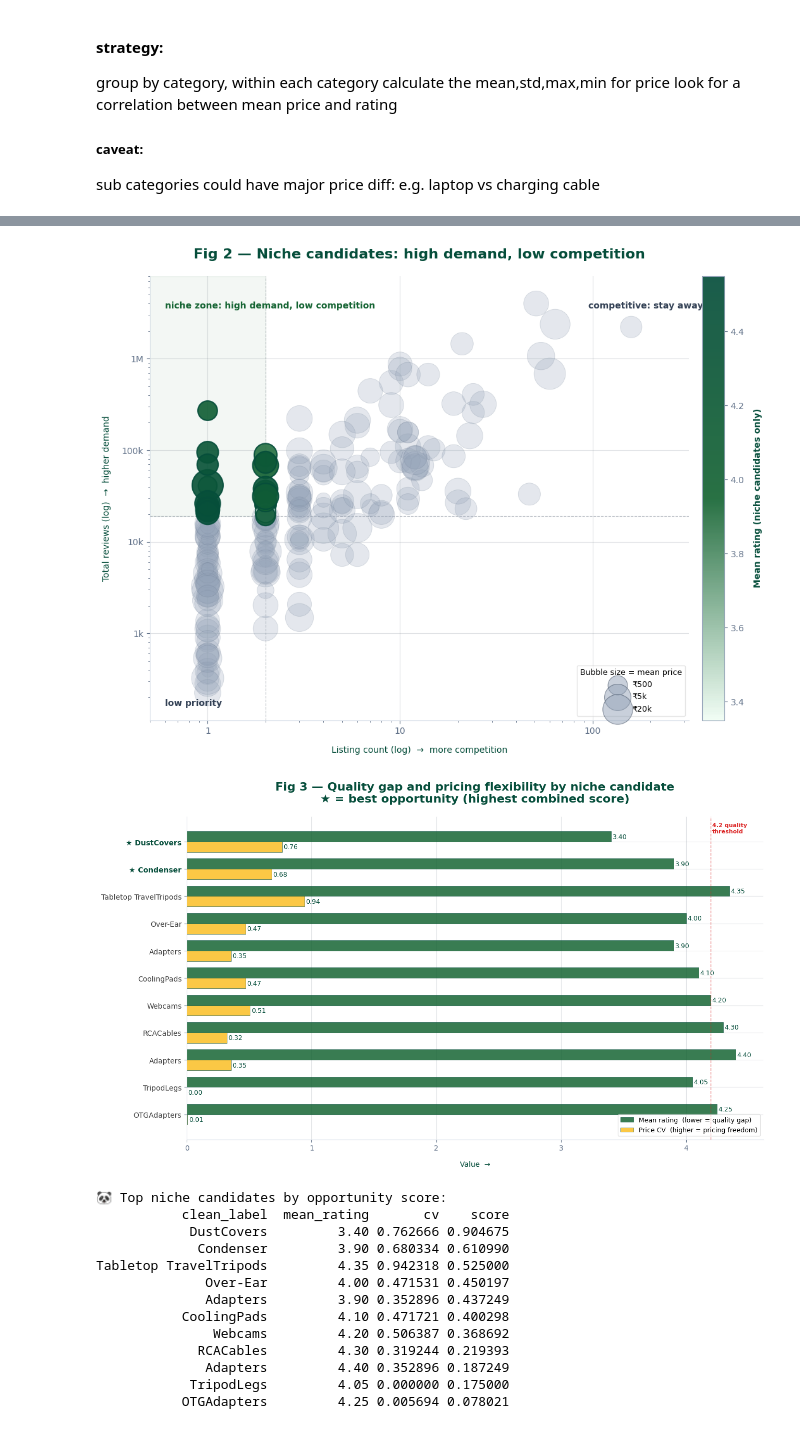
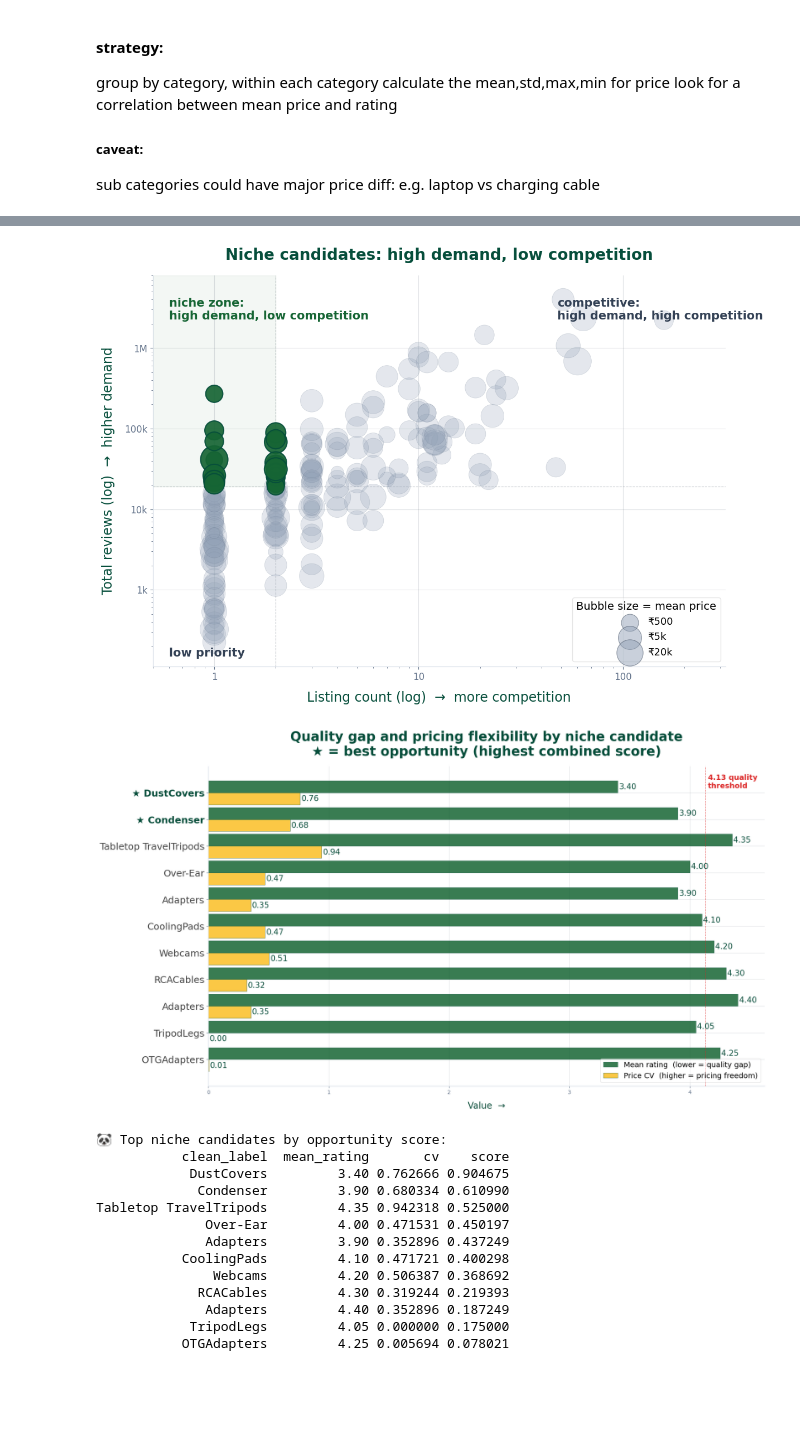
Before and after one commit to claireley/pandamonium_goods, a Jupyter notebook: notebooks/eda_claire.ipynb, the cells around one changed output, grey strips where cells are left out. Saved outputs shown, nothing was run; the diff lists cells and outputs as text; code cells hidden in the pictures; blank space fills up the shorter version.

```diff
--- a/notebooks/eda_claire.ipynb
+++ b/notebooks/eda_claire.ipynb
@@ -351,10 +322,11 @@ sc2 = ax2.scatter(
     final_df_end.loc[is_opp, 'count_price'],
     final_df_end.loc[is_opp, 'total_reviews'],
     s=bubble_sizes[is_opp],
-    c=niche_ratings,
-    cmap='panda_strategy',
-    vmin=niche_ratings.min() - 0.05,
-    vmax=niche_ratings.max() + 0.05,
+    color=panda_colors['bamboo'],
+    # c=niche_ratings,
+    # cmap='panda_strategy',
+    # vmin=niche_ratings.min() - 0.05,
+    # vmax=niche_ratings.max() + 0.05,
     alpha=0.92,
     edgecolors=panda_colors['forest_dark'],
     linewidths=1.5, zorder=3
@@ -371,15 +343,15 @@ ax2.fill_betweenx(
 )
 
 ax2.text(0.6, y_max * 1.05,
-         "niche zone: high demand, low competition",
-         color=panda_colors['bamboo'], fontsize=10, fontweight='bold', va='top')
-ax2.text(final_df_end['count_price'].max() * 0.6, y_max * 1.05,
-         "competitive: stay away",
-         color=panda_colors['slate_line'], fontsize=10, fontweight='bold', va='top', ha='left')
+         "niche zone:\nhigh demand, low competition",
+         color=panda_colors['bamboo'], fontsize=15, fontweight='bold', va='top')
+ax2.text(final_df_end['count_price'].max() * 0.3, y_max * 1.05,
+         "competitive:\nhigh demand, high competition",
+         color=panda_colors['slate_line'], fontsize=15, fontweight='bold', va='top', ha='left')
 #ax2.text(0.6, review_thresh * 0.5, "low priority",
         #color='#94a3b8', fontsize=10, fontweight='bold', va='top')
 ax2.text(0.6, review_thresh *0.01, "low priority",
-         color=panda_colors['slate_line'], fontsize=10, fontweight='bold', va='top')
+         color=panda_colors['slate_line'], fontsize=15, fontweight='bold', va='top')
 
 ax2.xaxis.set_major_formatter(plt.FuncFormatter(lambda v, _: str(int(v))))
 ax2.yaxis.set_major_formatter(plt.FuncFormatter(
@@ -387,28 +359,30 @@ ax2.yaxis.set_major_formatter(plt.FuncFormatter(
 ))
 ax2.set_xlim(0.5, final_df_end['count_price'].max() * 2)
 ax2.set_ylim(final_df_end['total_reviews'].min() * 0.5, y_max * 2)
-ax2.set_xlabel("Listing count (log)  →  more competition", labelpad=12)
-ax2.set_ylabel("Total reviews (log)  →  higher demand", labelpad=12)
+ax2.set_xlabel("Listing count (log)  →  more competition", labelpad=12, fontsize = 17)
+ax2.set_ylabel("Total reviews (log)  →  higher demand", labelpad=12, fontsize = 17)
 
 for spine in ['top', 'right']:
     ax2.spines[spine].set_visible(False)
 for spine in ['left', 'bottom']:
     ax2.spines[spine].set_color('#cbd5e1')
 
-ax2.set_title("Fig 2 — Niche candidates: high demand, low competition", pad=20)
+ax2.set_title("Niche candidates: high demand, low competition", pad=20, fontsize = 20)
 
-cbar2 = plt.colorbar(sc2, ax=ax2, pad=0.02)
-cbar2.set_label('Mean rating (niche candidates only)',
-                color=panda_colors['forest_dark'], fontweight='bold', labelpad=10)
-cbar2.ax.tick_params(colors='#64748b')
+# cbar2 = plt.colorbar(sc2, ax=ax2, pad=0.02)
+# cbar2.set_label('Mean rating (niche candidates only)',
+#                 color=panda_colors['forest_dark'], fontweight='bold', labelpad=10)
+# cbar2.ax.tick_params(colors='#64748b')
 
 for price, label in [(500, '₹500'), (5000, '₹5k'), (20000, '₹20k')]:
     lp = np.log(price)
     s  = ((lp - log_prices.min()) / (log_prices.max() - log_prices.min())) * 1200 + 200
     ax2.scatter([], [], s=s, color='#94a3b8', alpha=0.5,
                 edgecolors=panda_colors['slate_line'], linewidths=0.8, label=label)
-ax2.legend(title='Bubble size = mean price', title_fontsize=9,
-           fontsize=9, framealpha=0.5, loc='lower right')
+ax2.legend(title='Bubble size = mean price', title_fontsize=14,
+           fontsize=13, framealpha=0.5, loc='lower right')
+
+ax2.tick_params(axis='both', labelsize=12)
 
 plt.subplots_adjust(left=0.09, right=0.88, top=0.88, bottom=0.10)
 plt.savefig(os.path.join('..', 'figures', 'fig2_niche_scatter.png'),
@@ -438,9 +412,10 @@ ratings = niche_df['mean_rating'].tolist()
 cvs     = niche_df['cv'].tolist()
 scores  = niche_df['score'].tolist()
 x       = np.arange(len(labels))
-width   = 0.38
+width   = 0.45 #38
 
-fig3, ax3 = plt.subplots(figsize=(13, max(6, len(labels) * 0.7)))
+# fig3, ax3 = plt.subplots(figsize=(13, max(6, len(labels) * 0.7)))
+fig3, ax3 = plt.subplots(figsize=(19, max(6, len(labels) * 1)))
 fig3.patch.set_facecolor('white')
 
 bars_r = ax3.barh(x + width/2, ratings, width,
@@ -461,17 +436,19 @@ for bar in bars_r:
     w = bar.get_width()
     ax3.text(w + 0.01, bar.get_y() + bar.get_height()/2,
              f'{w:.2f}', va='center', ha='left',
-             fontsize=9, color=panda_colors['forest_dark'])
+             fontsize=15, color=panda_colors['forest_dark'])
 
 for bar in bars_c:
     w = bar.get_width()
     ax3.text(w + 0.01, bar.get_y() + bar.get_height()/2,
              f'{w:.2f}', va='center', ha='left',
-             fontsize=9, color=panda_colors['forest_dark'])
+             fontsize=15, color=panda_colors['forest_dark'])
 
-ax3.axvline(x=4.2, color='#dc2626', linestyle='--', linewidth=1, alpha=0.6, zorder=1)
-ax3.text(4.21, len(labels) - 0.3, '4.2 quality\nthreshold',
-         color='#dc2626', fontsize=8, va='top', fontweight='bold')
+# ax3.axvline(x=4.2, color='#dc2626', linestyle='--', linewidth=1, alpha=0.6, zorder=1)
+# final_df_end['total_reviews'].median()
+ax3.axvline(x=final_df_end['mean_rating'].median(), color='#dc2626', linestyle='--', linewidth=1, alpha=0.6, zorder=1)
+ax3.text(4.15, len(labels) - 0.3, f'{final_df_end['mean_rating'].median()} quality\nthreshold', #'4.2 quality\nthreshold',
+         color='#dc2626', fontsize=14, va='top', fontweight='bold')
 
 # Star the top 2 by composite score
 top2 = niche_df.nlargest(2, 'score')['clean_label'].tolist()
@@ -480,41 +457,42 @@ for l in labels:
     ytick_labels.append(f'★ {l}' if l in top2 else l)
 
 ax3.set_yticks(x)
-ax3.set_yticklabels(ytick_labels, fontsize=10)
+ax3.set_yticklabels(ytick_labels, fontsize=18)
 
 # Colour top 2 tick labels
 for tick, l in zip(ax3.get_yticklabels(), labels):
     tick.set_color(panda_colors['forest_dark'] if l in top2 else '#444444')
     tick.set_fontweight('bold' if l in top2 else 'normal')
 
-ax3.set_xlabel("Value  →", labelpad=12)
-ax3.set_title("Fig 3 — Quality gap and pricing flexibility by niche candidate\n"
-              "★ = best opportunity (highest combined score)", pad=20)
+ax3.set_xlabel("Value  →", labelpad=12, fontsize = 17)
+ax3.set_title("Quality gap and pricing flexibility by niche candidate\n"
+              "★ = best opportunity (highest combined score)", pad=20, fontsize=25)
 
 for spine in ['top', 'right']:
     ax3.spines[spine].set_visible(False)
 for spine in ['left', 'bottom']:
     ax3.spines[spine].set_color('#cbd5e1')
 
-ax3.legend(loc='lower right', fontsize=9, framealpha=0.5)
+ax3.legend(loc='lower right', fontsize=14, framealpha=0.5)
 # ax3.text(0.98, 0.02,
 #          "Sorted by opportunity score: low rating + high CV = top of chart",
 #          transform=ax3.transAxes, fontsize=8,
 #          color='#64748b', ha='right', va='bottom', style='italic')
+# ax3.tick_params(axis='both', labelsize=12)
 
-plt.tight_layout()
+# plt.tight_layout()
 plt.savefig(os.path.join('..', 'figures', 'fig3_niche_quality_price.png'),
             dpi=300, bbox_inches='tight', transparent=True)
 plt.show()
 
 # --- Print the top candidates clearly ---
 print("\n🐼 Top niche candidates by opportunity score:")
 print(niche_df[['clean_label', 'mean_rating', 'cv', 'score']]
       .sort_values('score', ascending=False)
       .to_string(index=False))
 # %% [output]
-[figure, old version]
+[figure, new version]
-[figure, old version]
+[figure, new version]
 🐼 Top niche candidates by opportunity score:
            clean_label  mean_rating       cv    score
             DustCovers         3.40 0.762666 0.904675
```
Also changed, not shown: parts of 5 cells of this notebook, 23 other files.
